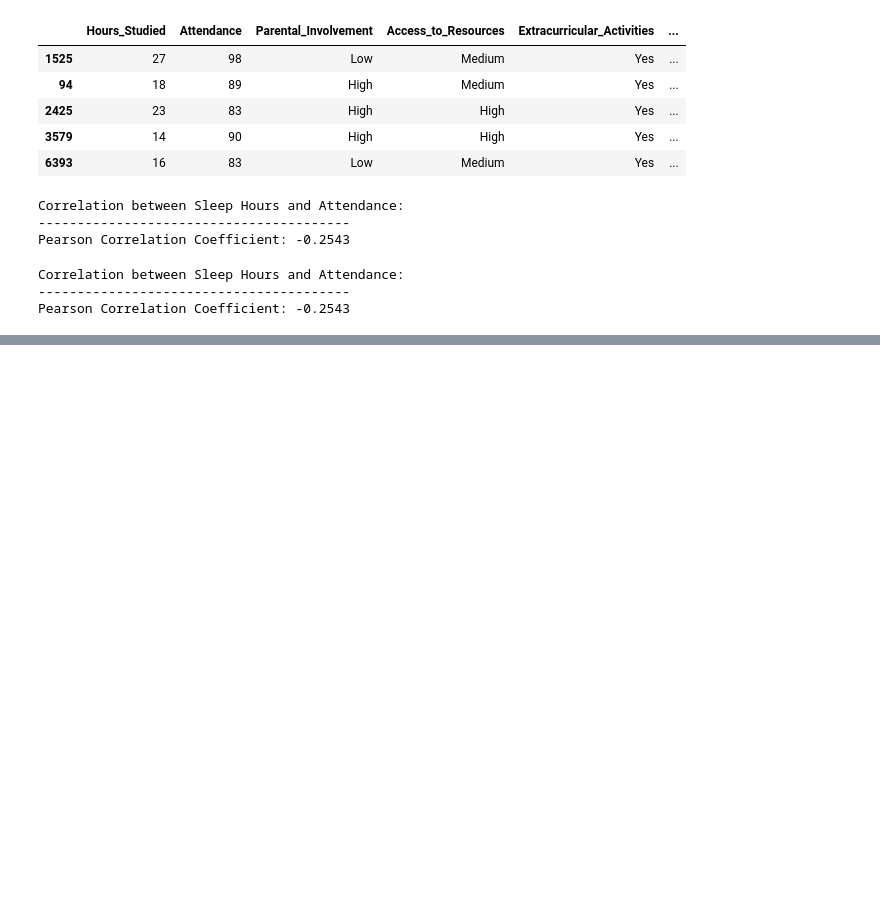
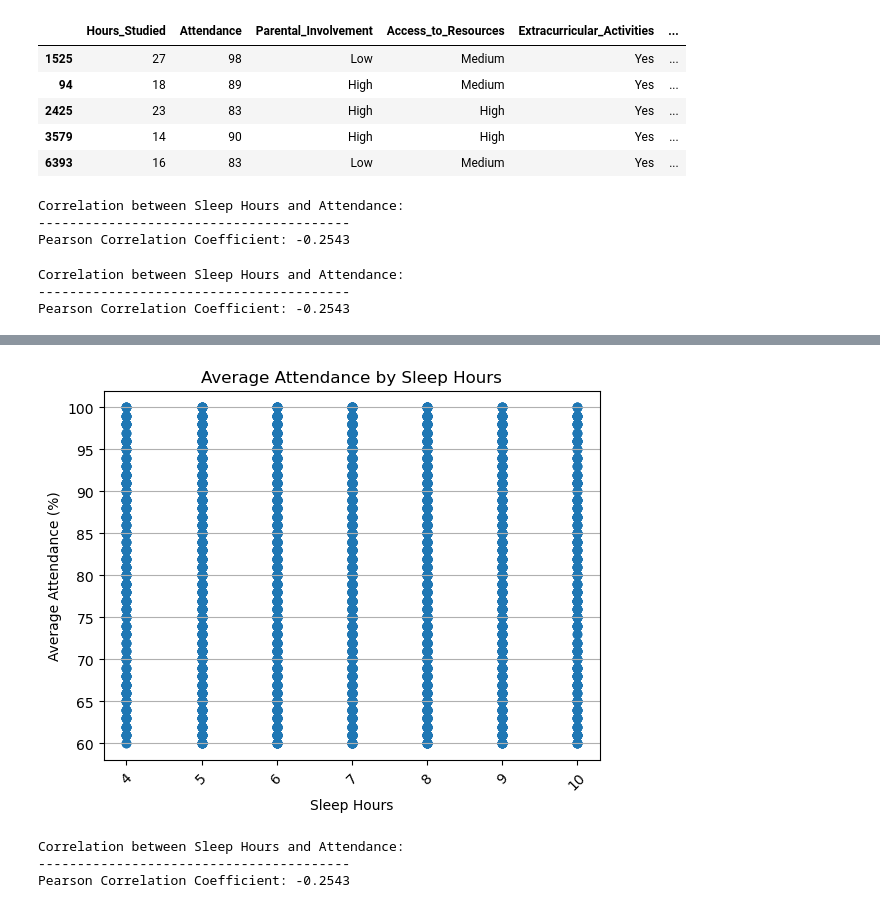
Before and after one commit to mgreiss/Project-1---SMU, a Jupyter notebook: dataExploration.ipynb, the cells around one changed output, grey strips where cells are left out. Drawn from its saved outputs; the diff is of its cells as text; code cells hidden in the pictures; blank space fills up the shorter version.

```diff
--- a/dataExploration.ipynb
+++ b/dataExploration.ipynb
@@ -67,0 +94,24 @@ Pearson Correlation Coefficient: -0.2543
+# %%
+# Ensure correct data extraction
+sleep_hours = student_df['Sleep_Hours']
+attendance = student_df['Attendance']#.unique()
+
+# Create scatter plot
+plt.scatter(sleep_hours, attendance)
+plt.title('Average Attendance by Sleep Hours')
+plt.xlabel('Sleep Hours')
+plt.ylabel('Average Attendance (%)')
+plt.xticks(rotation=45)
+plt.grid(axis='y')
+plt.show()
+# %% [output]
+[figure, added]
+# %%
+correlation = A_grade_dataframe['Sleep_Hours'].corr(A_grade_dataframe['Attendance'])
+print("\nCorrelation between Sleep Hours and Attendance:")
+print("-" * 40)
+print(f"Pearson Correlation Coefficient: {correlation:.4f}")
+# %% [output]
+Correlation between Sleep Hours and Attendance:
+----------------------------------------
+Pearson Correlation Coefficient: -0.2543
```
Also changed, not shown: parts of 16 cells of this notebook, 7 other files.
